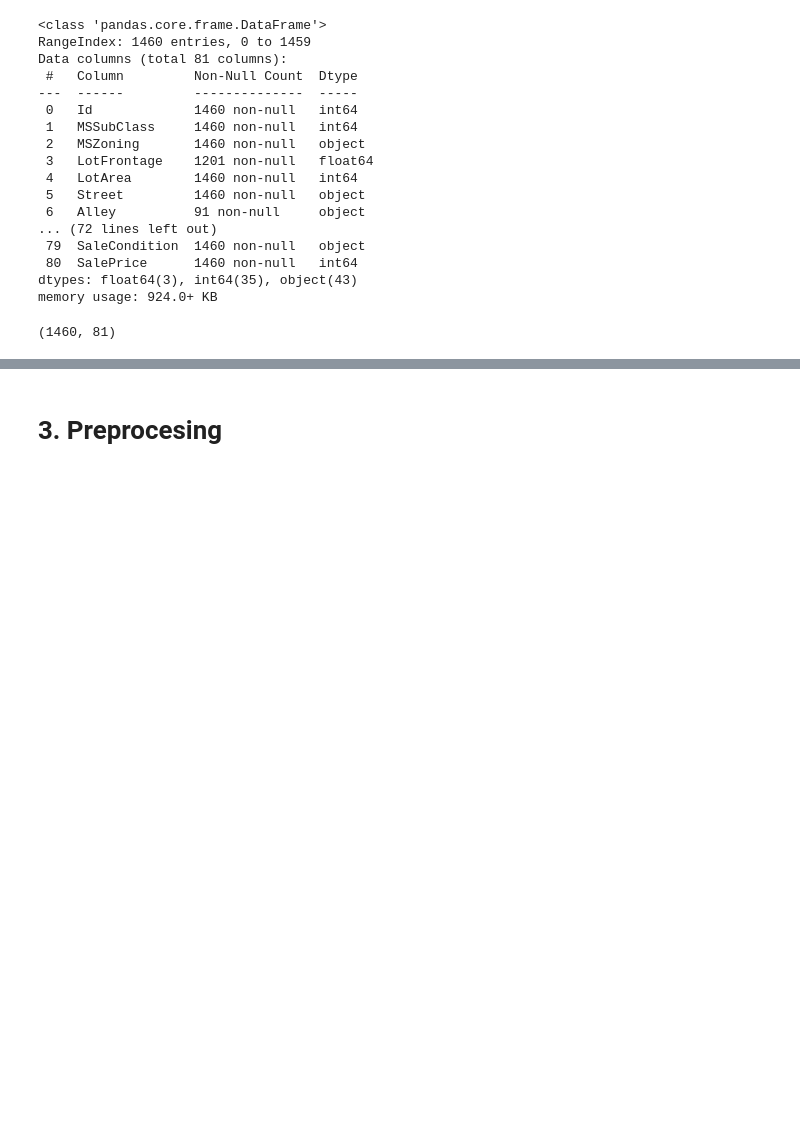
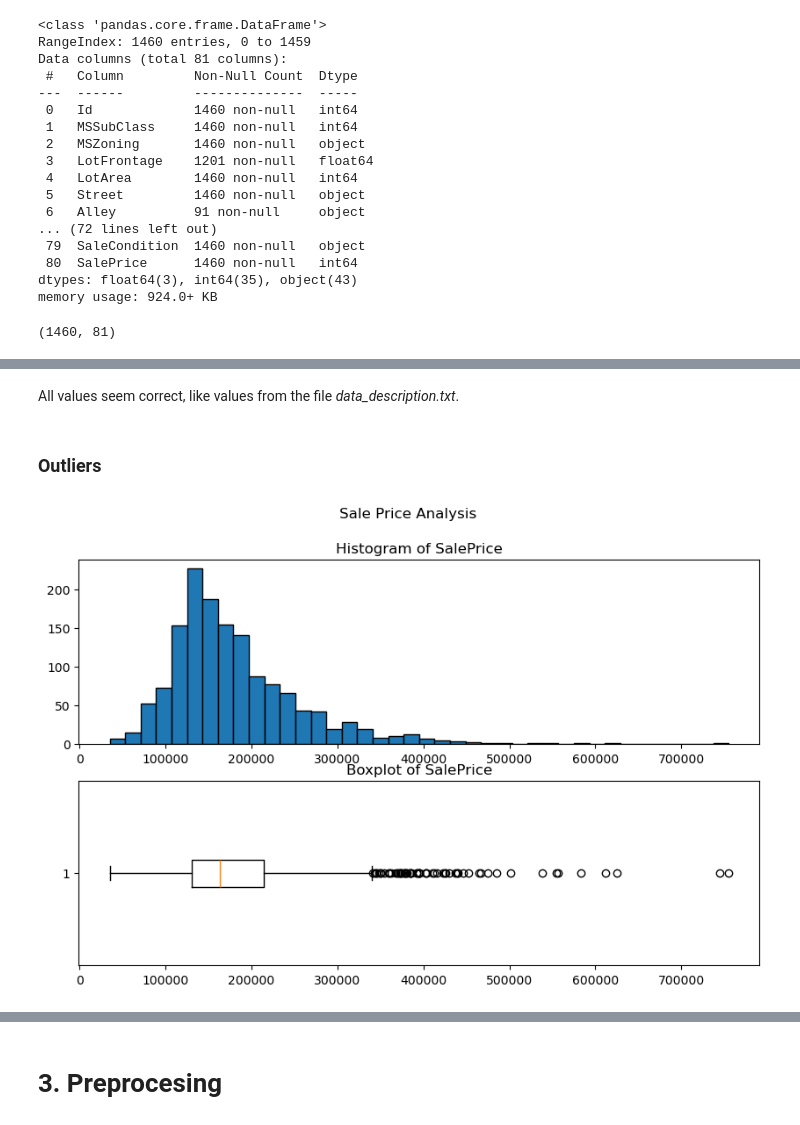
Before and after one commit to IsaiJesus/House-Prices, a Jupyter notebook: HousePrices.ipynb, the cells around one changed output, grey strips where cells are left out. Cells and saved outputs as stored; diff of their text form; code cells hidden in the pictures; blank space fills up the shorter version.

```diff
--- a/HousePrices.ipynb
+++ b/HousePrices.ipynb
@@ -537,0 +159,8 @@ Normalmente, preferiría comenzar con la limpieza de los datos, pero debido a qu
+# %%
+# Delete values with more than 50% of the total data
+
+total_rows = df_train.shape[0]
+
+columns_to_delete = count_missing_values[count_missing_values > (total_rows * 0.5)].index
+
+df_train = df_train.drop(columns=columns_to_delete)
@@ -537,0 +171,20 @@ Normalmente, preferiría comenzar con la limpieza de los datos, pero debido a qu
+# %%
+# Fill null number values with its mean
+
+columns_to_fill = count_missing_values[count_missing_values <= (total_rows * 0.5)].index
+columns_to_fill = df_train[columns_to_fill].select_dtypes(include=['number']).columns
+
+for col in columns_to_fill:
+    mean = df_train[col].mean()
+    df_train[col] = df_train[col].fillna(mean)
+# %%
+# Fill null object values with its top
+
+count_missing_values = df_train.isnull().sum()
+
+columns_to_fill = count_missing_values.index
+columns_to_fill = df_train[columns_to_fill].select_dtypes(include=[object]).columns
+
+for col in columns_to_fill:
+    top_value = df_train[col].value_counts().idxmax()
+    df_train[col] = df_train[col].fillna(top_value)
@@ -537,0 +220,22 @@ Normalmente, preferiría comenzar con la limpieza de los datos, pero debido a qu
+# %% [markdown]
+All values seem correct, like values from the file *data_description.txt*.
+# %%
+df_train = df_train.drop(columns=['Id'])
+# %% [markdown]
+### Outliers
+# %%
+data = df_train['SalePrice']
+
+fig, axes = plt.subplots(2, 1, figsize=(10, 6))
+
+axes[0].hist(data, bins=40, edgecolor='black')
+axes[0].set_title('Histogram of SalePrice')
+
+axes[1].boxplot(data, vert=False)
+axes[1].set_title('Boxplot of SalePrice')
+
+plt.suptitle("Sale Price Analysis")
+
+plt.show()
+# %% [output]
+[figure, added]
```
Also changed, not shown: parts of 106 cells of this notebook, 1 other file.
